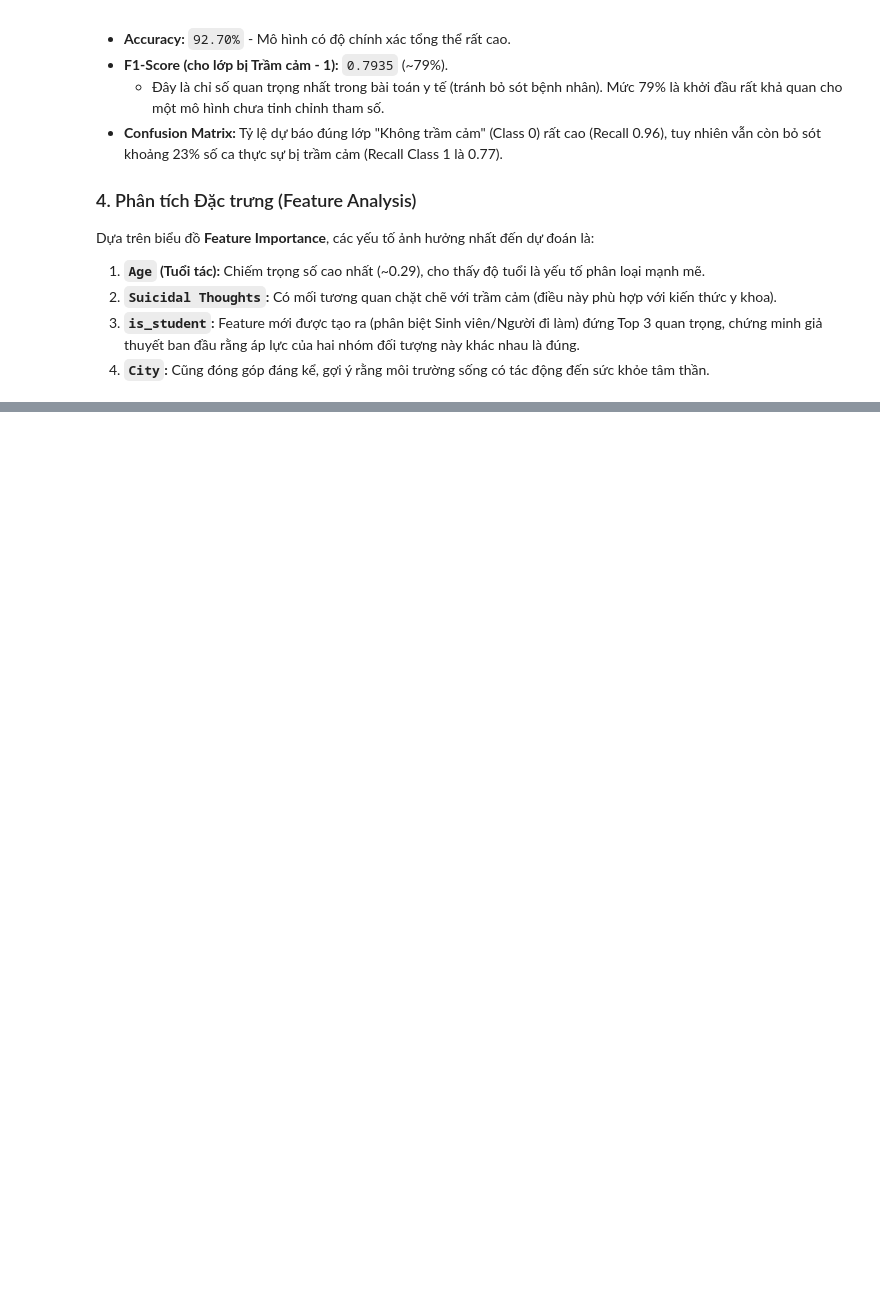
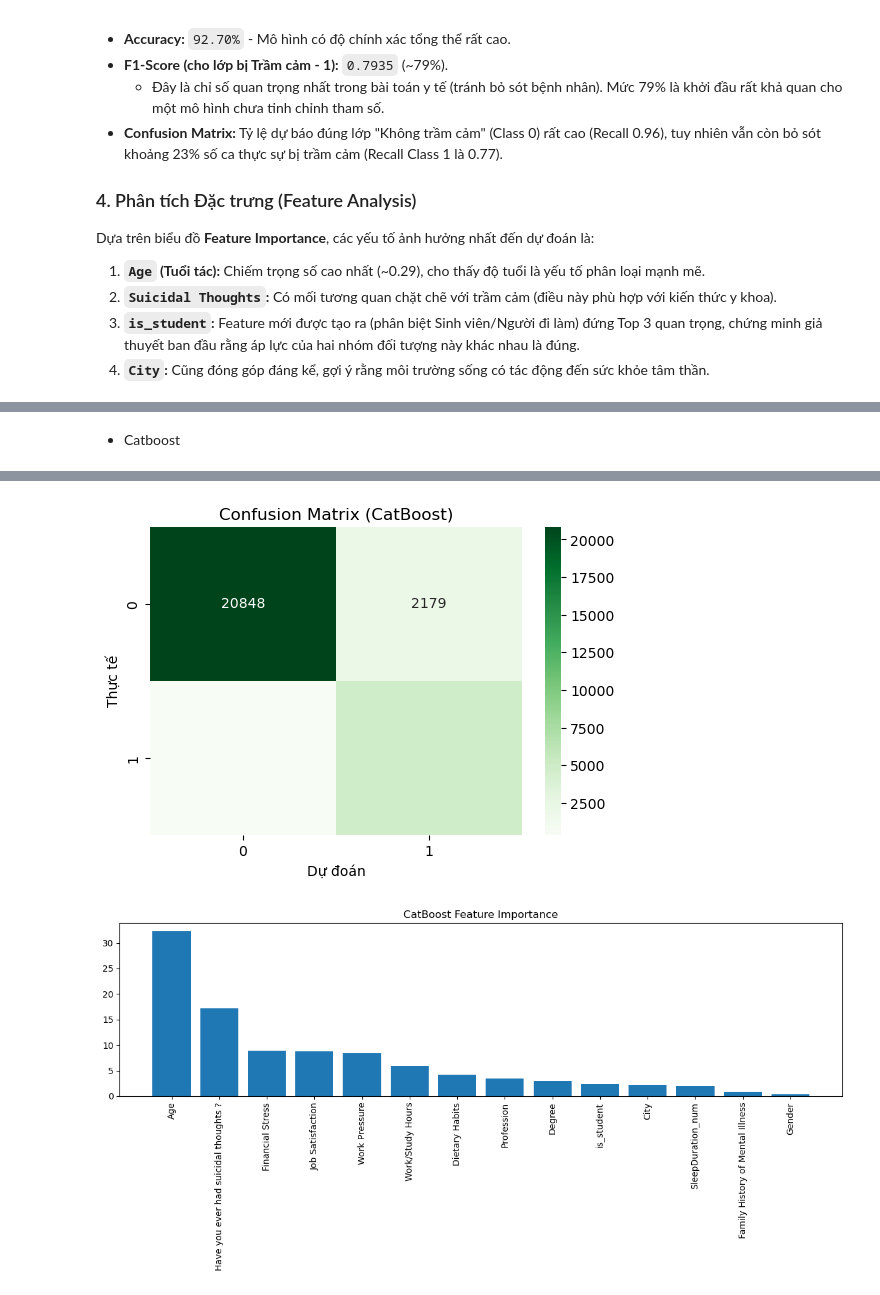
Before and after one commit to dihungg/Chatbot_Extension, a Jupyter notebook: Model baseline.ipynb, the cells around one changed output, grey strips where cells are left out. Drawn from its saved outputs; the diff is of its cells as text; code cells hidden in the pictures; blank space fills up the shorter version.

Commit message:
Them model catboost

```diff
--- a/Model baseline.ipynb
+++ b/Model baseline.ipynb
@@ -545,0 +548,78 @@ Dựa trên biểu đồ **Feature Importance**, các yếu tố ảnh hưởng
+# %% [markdown]
+- Catboost
+# %%
+from catboost import CatBoostClassifier, Pool
+from sklearn.metrics import accuracy_score, f1_score, classification_report, confusion_matrix
+# Xác định tên các cột là dữ liệu phân loại (Categorical)
+cat_features_names = [
+    'City',
+    'Profession',
+    'Dietary Habits',
+    'Degree',
+    'Gender',
+    'Have you ever had suicidal thoughts ?',
+    'Family History of Mental Illness',
+    'is_student' # Feature mới tạo
+]
+
+cat_features_indices = [X.columns.get_loc(c) for c in cat_features_names if c in X.columns]
+print(f"Đã tìm thấy {len(cat_features_indices)} đặc trưng phân loại để tối ưu hóa.")
+
+# Khởi tạo mô hình
+# iterations: Số lượng cây (giống n_estimators)
+# learning_rate: Tốc độ học (thấp thì chậm nhưng kỹ)
+# depth: Độ sâu của cây
+# early_stopping_rounds: Dừng nếu sau 50 vòng không thấy tốt hơn (chống overfitting)
+cat_model = CatBoostClassifier(
+    iterations=2000,
+    learning_rate=0.03,
+    depth=6,
+    loss_function='Logloss',
+    eval_metric='F1',           # Tối ưu hóa trực tiếp cho điểm F1
+    random_seed=42,
+    verbose=200,                # In kết quả sau mỗi 200 vòng lặp
+    auto_class_weights='Balanced' # Tự động cân bằng trọng số (Rất tốt cho dữ liệu lệch như Depression)
+)
+
+print("\n=== BẮT ĐẦU HUẤN LUYỆN CATBOOST ===")
+cat_model.fit(
+    X_train, y_train,
+    cat_features=cat_features_indices, # Báo cho model biết các cột phân loại
+    eval_set=(X_val, y_val),
+    early_stopping_rounds=100
+)
+print("Huấn luyện hoàn tất!")
+
+# ĐÁNH GIÁ KẾT QUẢ
+# Dự đoán trên tập Validation
+y_pred_cat = cat_model.predict(X_val)
+
+# Tính toán chỉ số
+acc_cat = accuracy_score(y_val, y_pred_cat)
+f1_cat = f1_score(y_val, y_pred_cat)
+
+print(f"\n=== KẾT QUẢ CATBOOST ===")
+print(f"Accuracy: {acc_cat:.4f}")
+print(f"F1-Score: {f1_cat:.4f}")
+print("\nChi tiết báo cáo phân loại:")
+print(classification_report(y_val, y_pred_cat))
+
+# Vẽ Confusion Matrix
+plt.figure(figsize=(6, 4))
+sns.heatmap(confusion_matrix(y_val, y_pred_cat), annot=True, fmt='d', cmap='Greens')
+plt.title('Confusion Matrix (CatBoost)')
+plt.xlabel('Dự đoán')
+plt.ylabel('Thực tế')
+plt.show()
+
+# Vẽ Feature Importance (Của CatBoost)
+feature_importance = cat_model.get_feature_importance()
+sorted_idx = np.argsort(feature_importance)[::-1]
+
+plt.figure(figsize=(12, 6))
+plt.bar(range(len(feature_importance)), feature_importance[sorted_idx], align='center')
+plt.xticks(range(len(feature_importance)), np.array(X.columns)[sorted_idx], rotation=60)
+plt.title('CatBoost Feature Importance')
+plt.tight_layout()
+plt.show()
+# %% [output]
@@ -545,0 +643,2 @@ Dựa trên biểu đồ **Feature Importance**, các yếu tố ảnh hưởng
+[figure, added]
+[figure, added]
```
Also changed, not shown: parts of 4 cells of this notebook, 6 other files.
